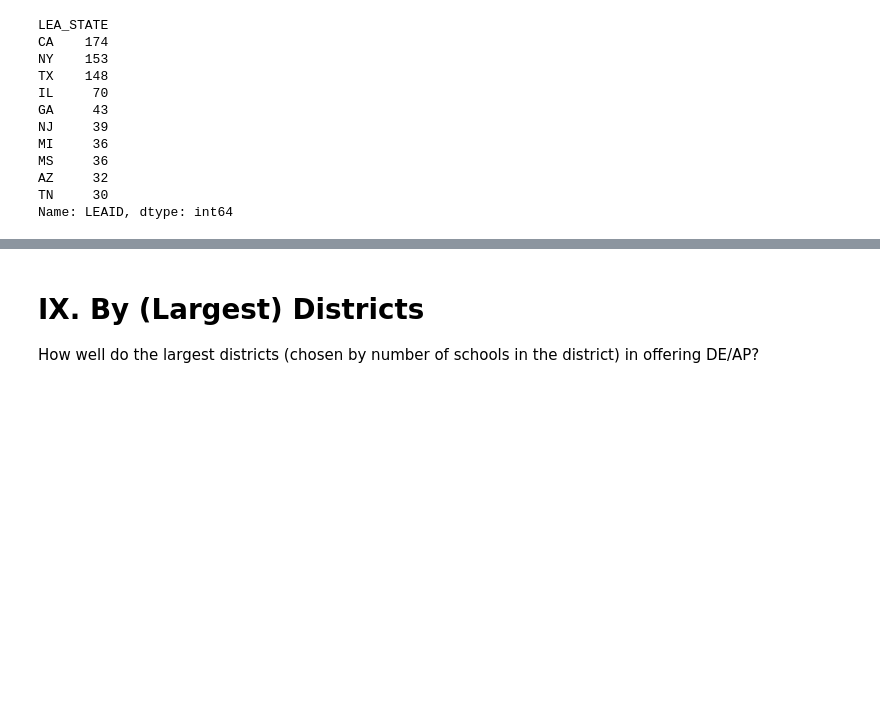
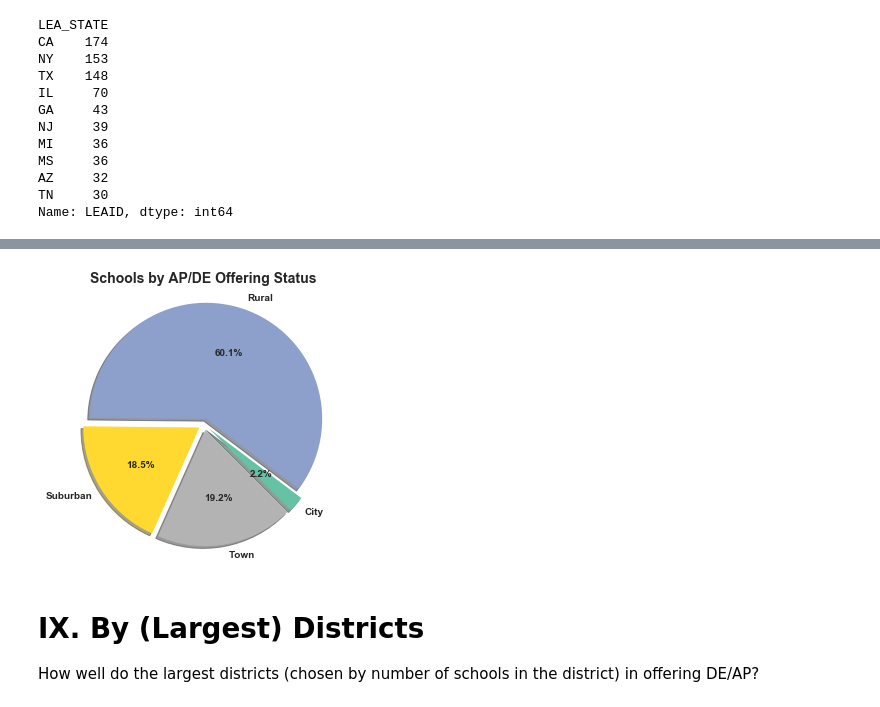
Before and after one commit to oconnoag/nacep_dual_enrollment_analysis, a Jupyter notebook: jupyter_notebooks/01_Flag_Analyses.ipynb, the cells around one changed output, grey strips where cells are left out. Saved outputs shown, nothing was run; the diff lists cells and outputs as text; code cells hidden in the pictures; blank space fills up the shorter version.

```diff
--- a/jupyter_notebooks/01_Flag_Analyses.ipynb
+++ b/jupyter_notebooks/01_Flag_Analyses.ipynb
@@ -680,3 +680,9 @@ MS     36
 AZ     32
 TN     30
 Name: LEAID, dtype: int64
+# %%
+"""Very high percentage non-minority schools by Locale"""
+eth_group1_locales = hs[hs.eth_quintile == 1].groupby('locale_group')['LEAID'].count().reset_index()
+eth_group1_locales['pct'] = round(eth_group1_locales['LEAID'] / eth_group1_locales['LEAID'].sum() * 100, 1)
+eth_group1_locales = eth_group1_locales.set_index('locale_group')
+eth_group1_locales
@@ -683,3 +696,15 @@ Name: LEAID, dtype: int64
+# %%
+with plt.rc_context({'lines.linewidth': 5, 'font.weight':'bold'}):
+    eth_group1_locales.plot.pie(y='LEAID',autopct='%1.1f%%',
+                            startangle = -45, shadow = True, explode = [.05 for i in range(4)],
+                            colormap='Set2', figsize = (5,5))
+    plt.title('Schools by AP/DE Offering Status')
+    plt.legend([])
+    plt.ylabel('')
+    plt.xticks(fontdict={'fontweight':'bold'})
+    plt.axis('equal')
+# %% [output]
+[figure, added]
 # %% [markdown]
 # IX. By (Largest) Districts
 How well do the largest districts (chosen by number of schools in the district) in offering DE/AP?
```
Also changed, not shown: parts of 1 cell of this notebook, 8 other files.
